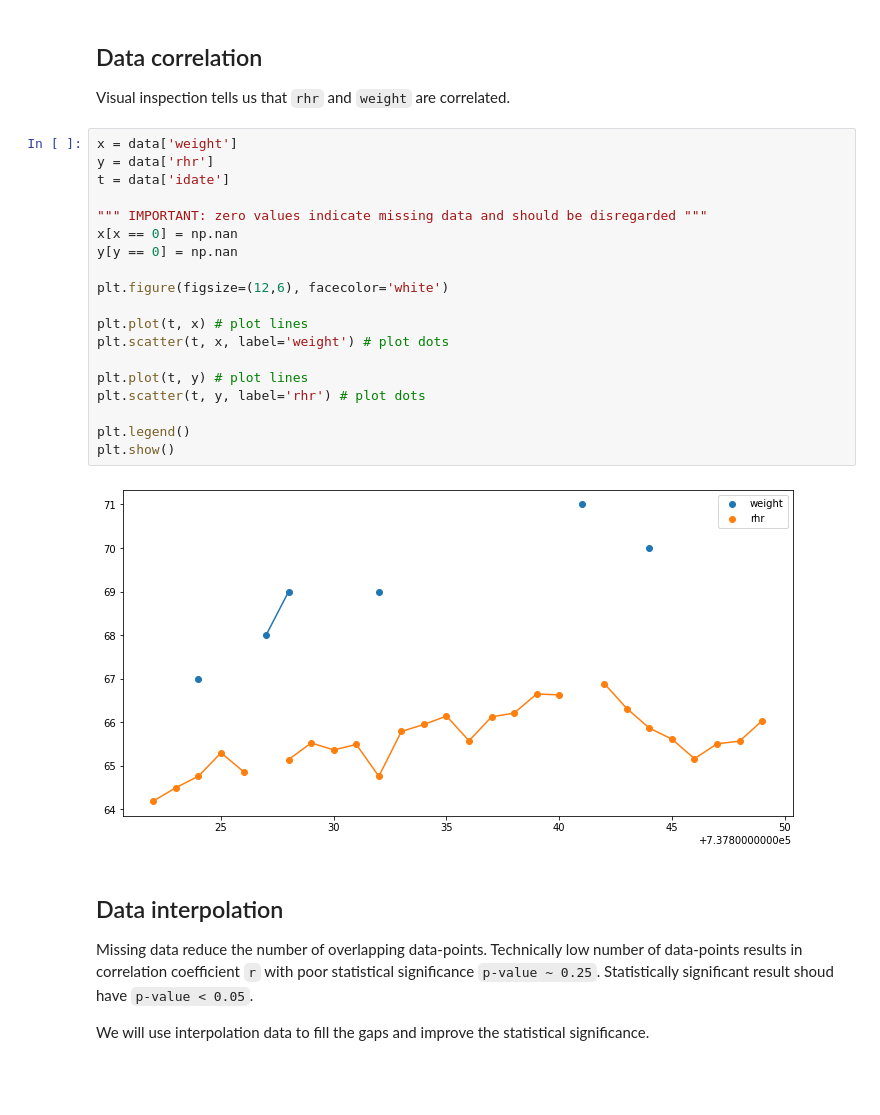
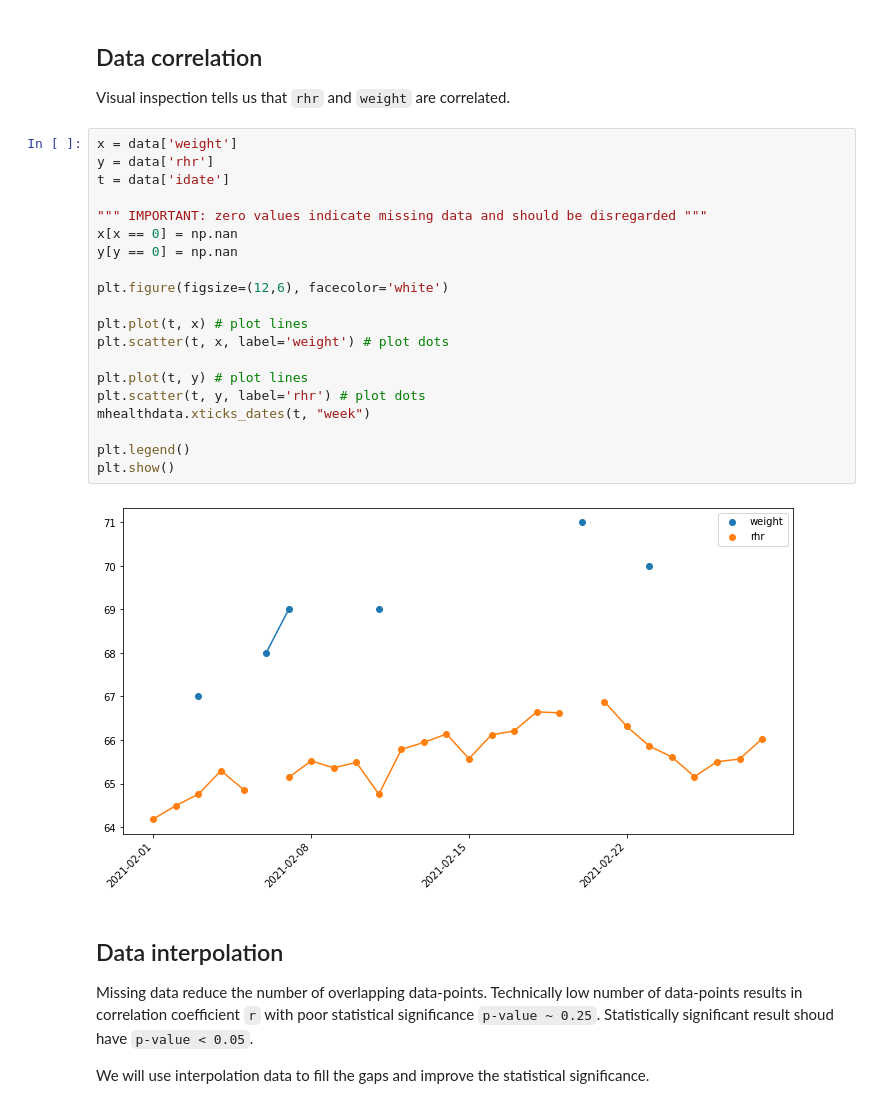
Before and after one commit to timpyrkov/mhealthdata, a Jupyter notebook: docs/notebook/example.ipynb, the cells around one changed output. Drawn from its saved outputs; the diff is of its cells as text; blank space fills up the shorter version.

```diff
--- a/docs/notebook/example.ipynb
+++ b/docs/notebook/example.ipynb
@@ -146,24 +147,25 @@ Visual inspection tells us that `rhr` and `weight` are correlated.
 # %%
 x = data['weight']
 y = data['rhr']
 t = data['idate']
 
 """ IMPORTANT: zero values indicate missing data and should be disregarded """
 x[x == 0] = np.nan
 y[y == 0] = np.nan
 
 plt.figure(figsize=(12,6), facecolor='white')
 
 plt.plot(t, x) # plot lines
 plt.scatter(t, x, label='weight') # plot dots
 
 plt.plot(t, y) # plot lines
 plt.scatter(t, y, label='rhr') # plot dots
+mhealthdata.xticks_dates(t, "week")
 
 plt.legend()
 plt.show()
 # %% [output]
-[figure, old version]
+[figure, new version]
 # %% [markdown]
 ## Data interpolation
 
```
Also changed, not shown: parts of 3 cells of this notebook, 11 other files.
